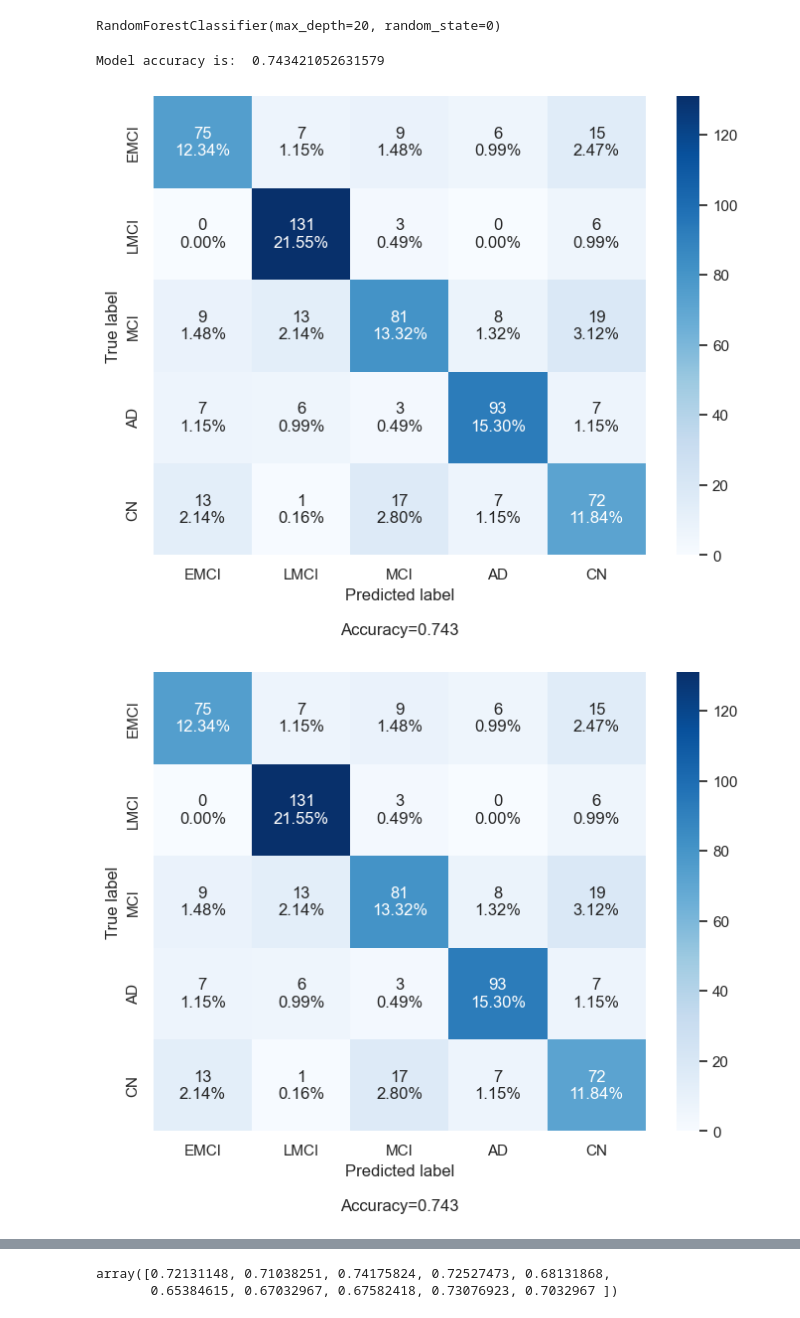
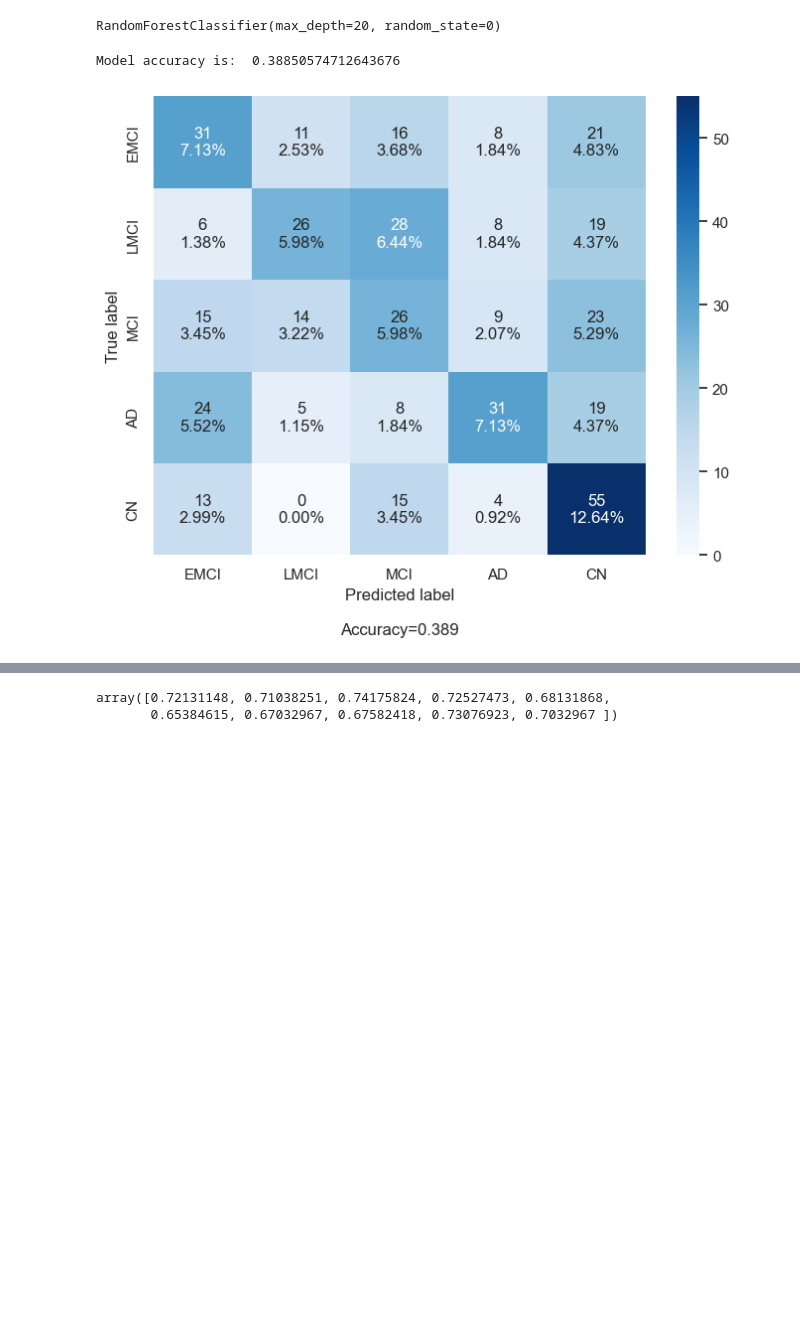
Before and after one commit to Matr1x01/Alzheimer, a Jupyter notebook: RF_test copy.ipynb, the cells around one changed output, grey strips where cells are left out. Drawn from its saved outputs; the diff is of its cells as text; code cells hidden in the pictures; blank space fills up the shorter version.

```diff
--- a/RF_test copy.ipynb
+++ b/RF_test copy.ipynb
@@ -118,9 +118,22 @@ fileOpen.close()
 
 trainData=data['X']
 trainDataLables=data['y']
-print(trainData.shape,trainDataLables.shape)
 flatTrainData=[]
 for i in trainData:
     flatTrainData.append(i.flatten())
 flatTrainData=np.array(flatTrainData)
+print(flatTrainData.shape,trainDataLables.shape)
+
+
+fileOpen = open(path+'/val_data2',"rb")
+test_data = pickle.load(fileOpen)
+fileOpen.close()
+
+x_val=test_data['X']
+y_val=test_data['y']
+flatTestData=[]
+for i in x_val:
+    flatTestData.append(i.flatten())
+x_val=np.array(flatTestData)
+print(x_val.shape,y_val.shape)
 # %% [output]
@@ -136,17 +150,16 @@ model.fit(X_train, y_train)
 # %% [output]
 RandomForestClassifier(max_depth=20, random_state=0)
 # %%
-y_pred = model.predict(X_test)
+y_pred = model.predict(x_val)
 
 # calculate accuracy
-accuracy = accuracy_score(y_test, y_pred)
+accuracy = accuracy_score(y_val, y_pred)
 print('Model accuracy is: ', accuracy)
 # %% [output]
-Model accuracy is:  0.743421052631579
+Model accuracy is:  0.38850574712643676
 # %%
 sns.set()
-cf_matrix=confusion_matrix(y_test, y_pred)
+cf_matrix=confusion_matrix(y_val, y_pred)
 make_confusion_matrix(cf_matrix,categories=class_names,cmap='Blues',figsize=(8,6))
 # %% [output]
-[figure, old version]
+[figure, new version]
-[figure, removed]
```
Also changed, not shown: parts of 2 cells of this notebook, 12 other files.
